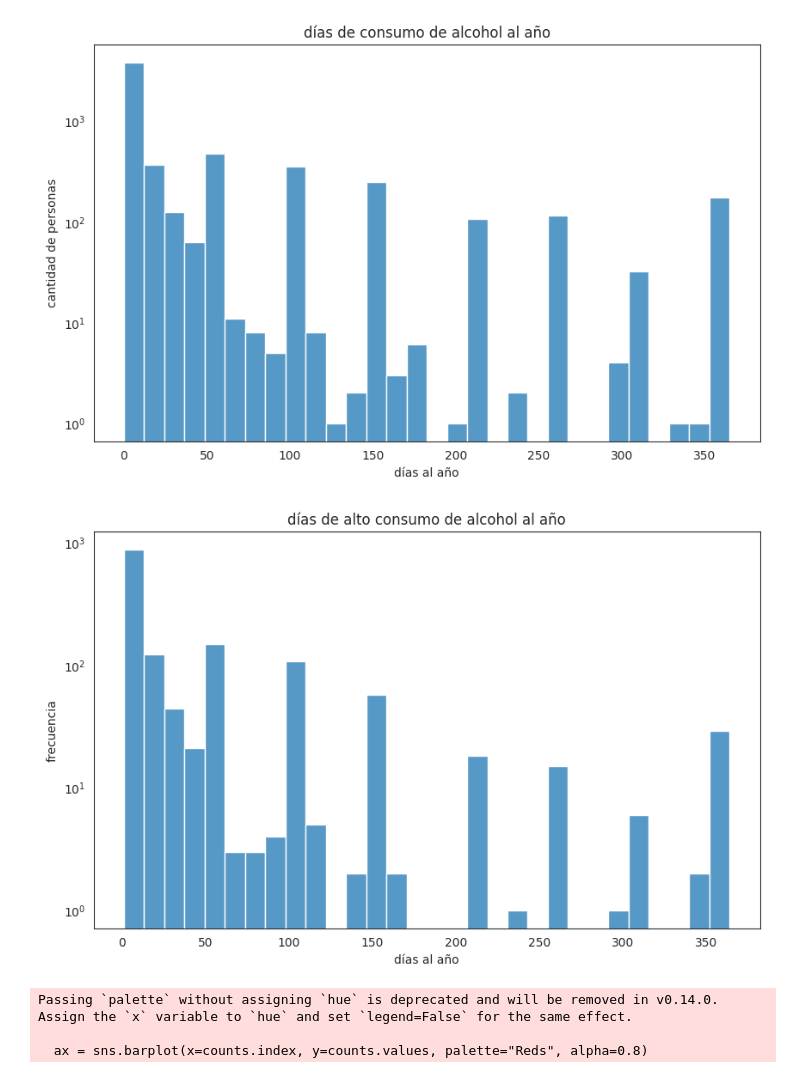
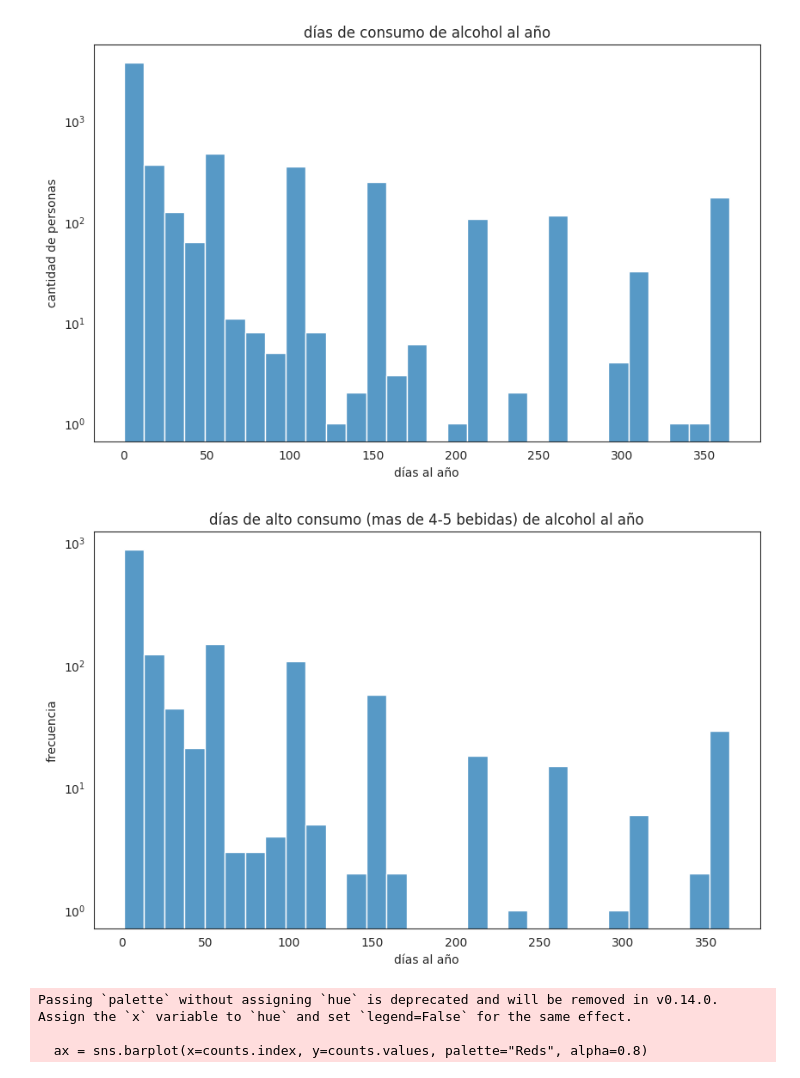
Before and after one commit to salva1984/kokoa-analisis-salud-mental, a Jupyter notebook: notebooks/04-analisis.ipynb, the cells around one changed output. Saved outputs shown, nothing was run; the diff lists cells and outputs as text; code cells hidden in the pictures.

```diff
--- a/notebooks/04-analisis.ipynb
+++ b/notebooks/04-analisis.ipynb
@@ -601,20 +601,20 @@ plt.show()
 # %%
 import matplotlib.pyplot as plt
 import seaborn as sns
 
 plt.figure(figsize=(10, 6))
 # Usando seaborn para el histograma
 df_altos_bebedores = df_alq[df_alq['Dias_Alto_Consumo_Anual'] > 0].copy()
 sns.histplot(df_altos_bebedores['Dias_Alto_Consumo_Anual'], bins=30, kde=False)
 
 plt.yscale('log')
 
-plt.title('días de alto consumo de alcohol al año')
+plt.title('días de alto consumo (mas de 4-5 bebidas) de alcohol al año')
 plt.xlabel('días al año')
 plt.ylabel('frecuencia')
 plt.show()
 # %% [output]
-[figure, old version]
+[figure, new version]
 # %%
 # 1. Definimos categorías de riesgo basadas en la frecuencia anual
 def nivel_exposicion(dias):
```
Also changed, not shown: parts of 3 cells of this notebook, 6 other files.
